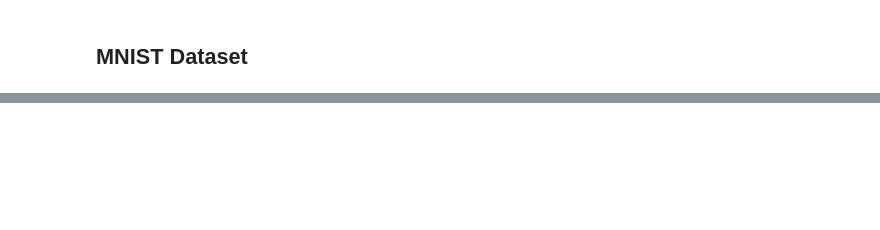
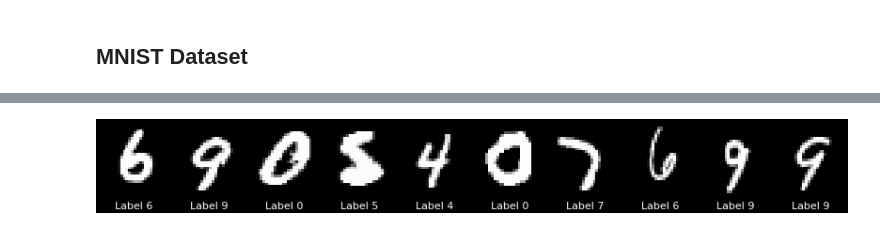
Before and after one commit to cirocavani/Pineapple, a Jupyter notebook: workspace/Julia - Semi-supervised Learning.ipynb, the cells around one changed output, grey strips where cells are left out. Saved outputs shown, nothing was run; the diff lists cells and outputs as text; code cells hidden in the pictures; blank space fills up the shorter version.

Commit message:
Improve dataset processing

```diff
--- a/workspace/Julia - Semi-supervised Learning.ipynb
+++ b/workspace/Julia - Semi-supervised Learning.ipynb
@@ -24,14 +20,0 @@ MNISTspec = (
-# %%
-function load_mnist(split=:train)
-    mnist = Flux.Data.MNIST
-
-    images = mnist.images(split) # Array with N images of 28x28 8-bits gray
-    labels = mnist.labels(split) # Array with N labels scalar 0-9
-
-    return images, labels
-end
-
-X, y = load_mnist()
-
-println("X: type=$(typeof(X)), size=$(size(X))")
-println("y: type=$(typeof(y)), size=$(size(y))")
@@ -41,15 +20,0 @@ y: type=Array{Int64,1}, size=(60000,)
-# %%
-plot_digit(x, y) = plot(x, xlabel= y!==nothing ? "Label $(y)" : "",
-                        guidefontsize=8, legend=false, margin=0mm, link=:both,
-                        ticks=nothing, border=:none)
-function plot_digits(x, y=nothing; size=(800, 100), layout=(1, length(x)))
-    plots = map(1:prod(layout)) do i
-        xi = x[i]
-        yi = y !== nothing ? y[i] : nothing
-        plot_digit(xi, yi)
-    end
-    plot(plots..., layout=layout, size=size, bg_color="black", fg_color="white")
-end
-
-sample_indices = rand(1:MNISTspec.train_size, 10)
-plot_digits(X[sample_indices], y[sample_indices])
@@ -75,0 +118,11 @@ plot_digits(X[sample100]; size=(800, 800), layout=(10, 10))
+# %%
+train_data = load_mnist(:train)
+test_data = load_mnist(:test)
+
+dataset_train = make_dataset(train_data...; batch_size=256)
+dataset_test = make_dataset(test_data...; batch_size=0);
+# %%
+train_sample = sample(train_data)
+plot_digits(train_sample...)
+# %% [output]
+[figure, added]
```
Also changed, not shown: parts of 14 cells of this notebook.
